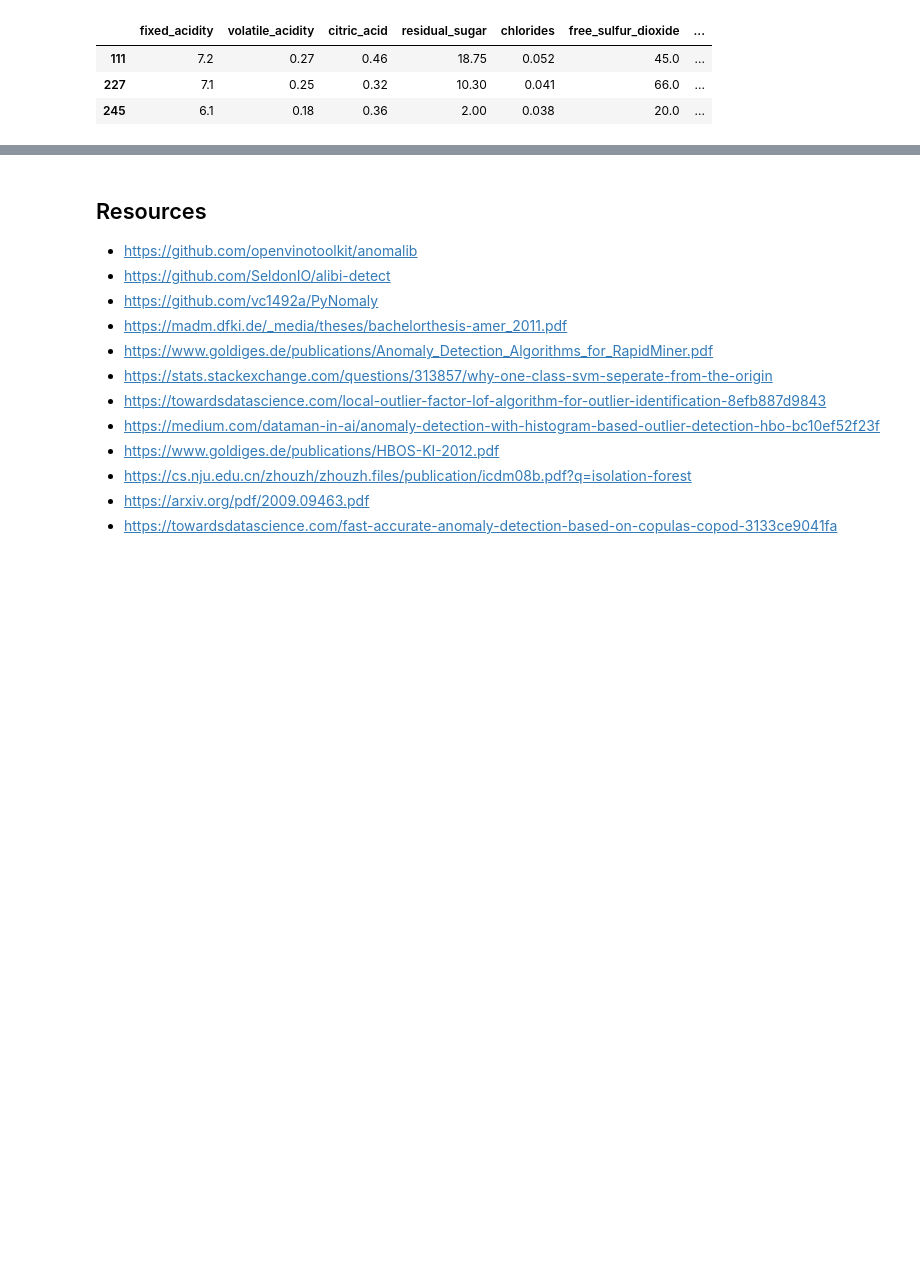
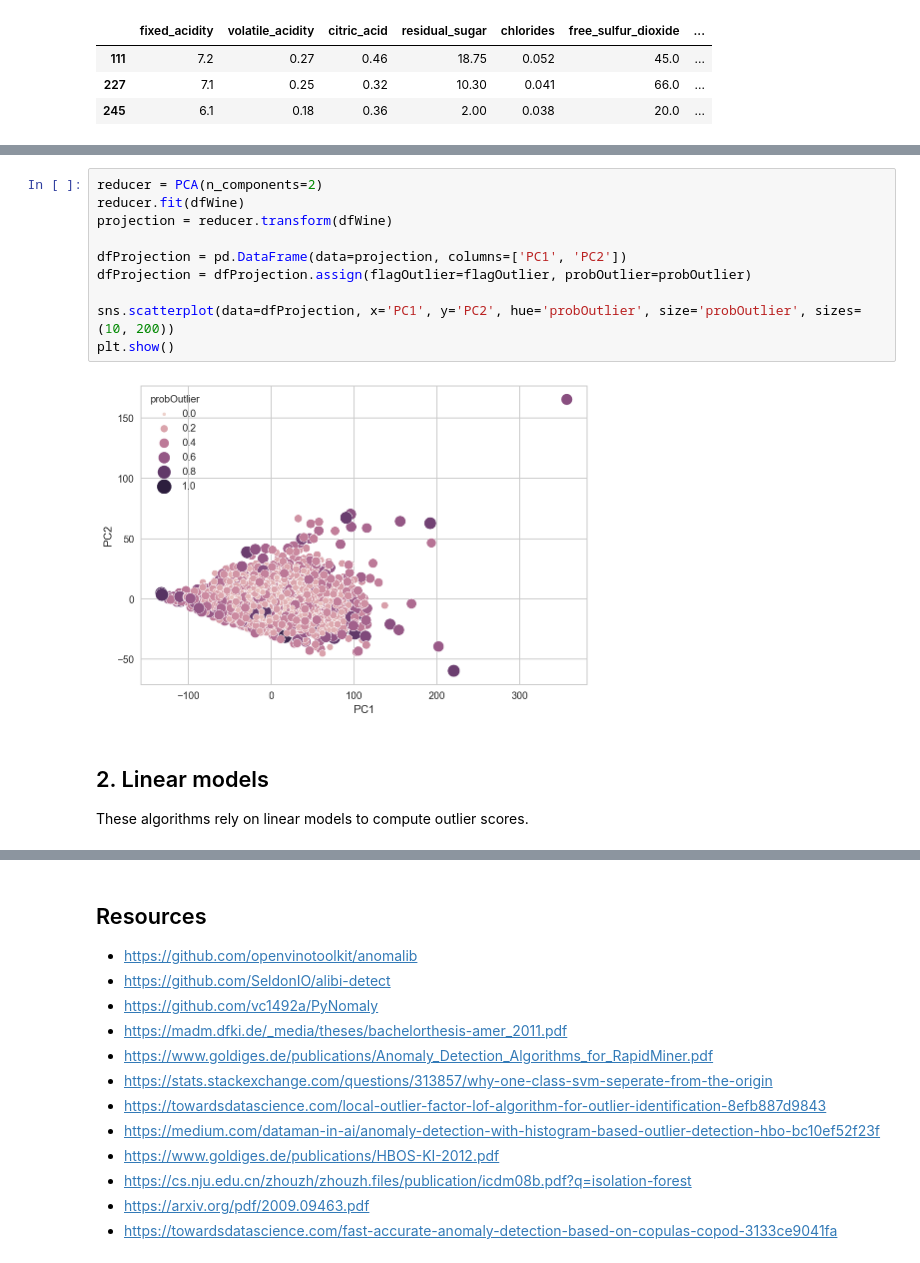
Before and after one commit to hungpq7/tabular-book, a Jupyter notebook: 09-unsupervised-learning/pyod-anomaly-detection.ipynb, the cells around one changed output, grey strips where cells are left out. Saved outputs shown, nothing was run; the diff lists cells and outputs as text; blank space fills up the shorter version.

```diff
--- a/09-unsupervised-learning/pyod-anomaly-detection.ipynb
+++ b/09-unsupervised-learning/pyod-anomaly-detection.ipynb
@@ -481,0 +164,15 @@ plt.show()
+# %%
+reducer = PCA(n_components=2)
+reducer.fit(dfWine)
+projection = reducer.transform(dfWine)
+
+dfProjection = pd.DataFrame(data=projection, columns=['PC1', 'PC2'])
+dfProjection = dfProjection.assign(flagOutlier=flagOutlier, probOutlier=probOutlier)
+
+sns.scatterplot(data=dfProjection, x='PC1', y='PC2', hue='probOutlier', size='probOutlier', sizes=(10, 200))
+plt.show()
+# %% [output]
+[figure, added]
+# %% [markdown]
+## 2. Linear models
+These algorithms rely on linear models to compute outlier scores.
```
Also changed, not shown: parts of 67 cells of this notebook.
